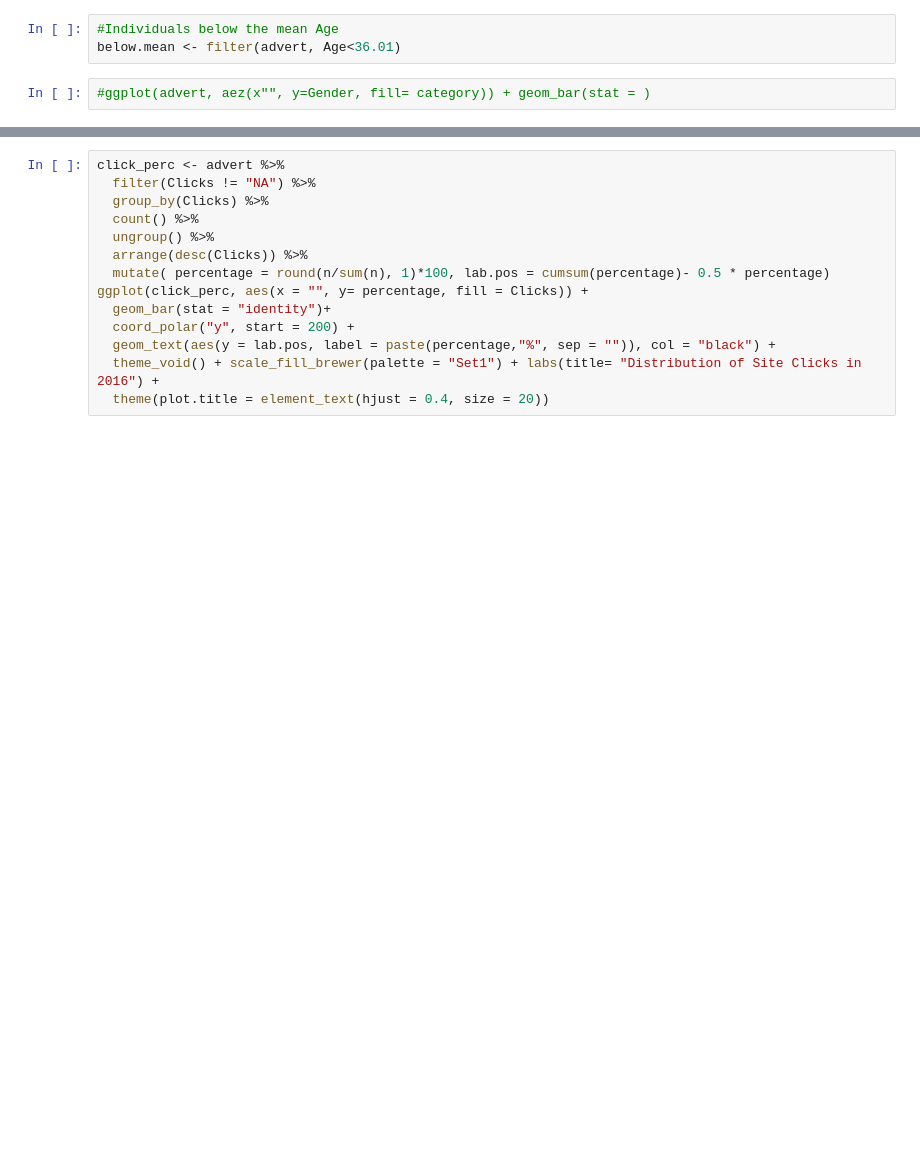
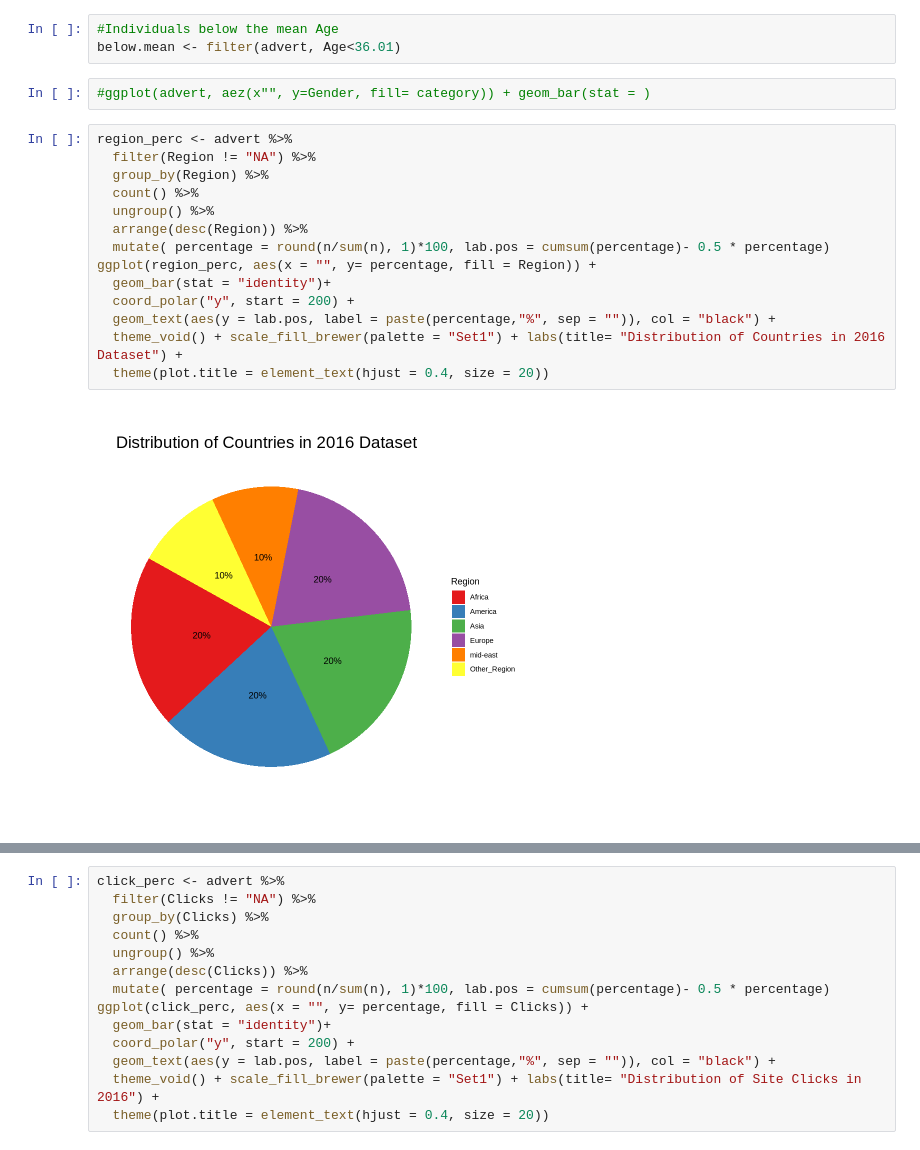
Before and after one commit to Obreintelly/Univariate_Bivariate_Analysis_in_R, a Jupyter notebook: Univariate_Bivariate_Analysis_with_R.ipynb, the cells around one changed output, grey strips where cells are left out. Drawn from its saved outputs; the diff is of its cells as text; blank space fills up the shorter version.

```diff
--- a/Univariate_Bivariate_Analysis_with_R.ipynb
+++ b/Univariate_Bivariate_Analysis_with_R.ipynb
@@ -431,3 +490,19 @@ The minimum and maximum internet Usage was 104 and 270 respectively. The average
 below.mean <- filter(advert, Age<36.01)
 # %%
 #ggplot(advert, aez(x"", y=Gender, fill= category)) + geom_bar(stat = )
+# %%
+region_perc <- advert %>%
+  filter(Region != "NA") %>%
+  group_by(Region) %>%
+  count() %>%
+  ungroup() %>%
+  arrange(desc(Region)) %>%
+  mutate( percentage = round(n/sum(n), 1)*100, lab.pos = cumsum(percentage)- 0.5 * percentage)
+ggplot(region_perc, aes(x = "", y= percentage, fill = Region)) +
+  geom_bar(stat = "identity")+
+  coord_polar("y", start = 200) +
+  geom_text(aes(y = lab.pos, label = paste(percentage,"%", sep = "")), col = "black") +
+  theme_void() + scale_fill_brewer(palette = "Set1") + labs(title= "Distribution of Countries in 2016 Dataset") +
+  theme(plot.title = element_text(hjust = 0.4, size = 20))
+# %% [output]
+[figure, added]
```
Also changed, not shown: parts of 22 cells of this notebook.
